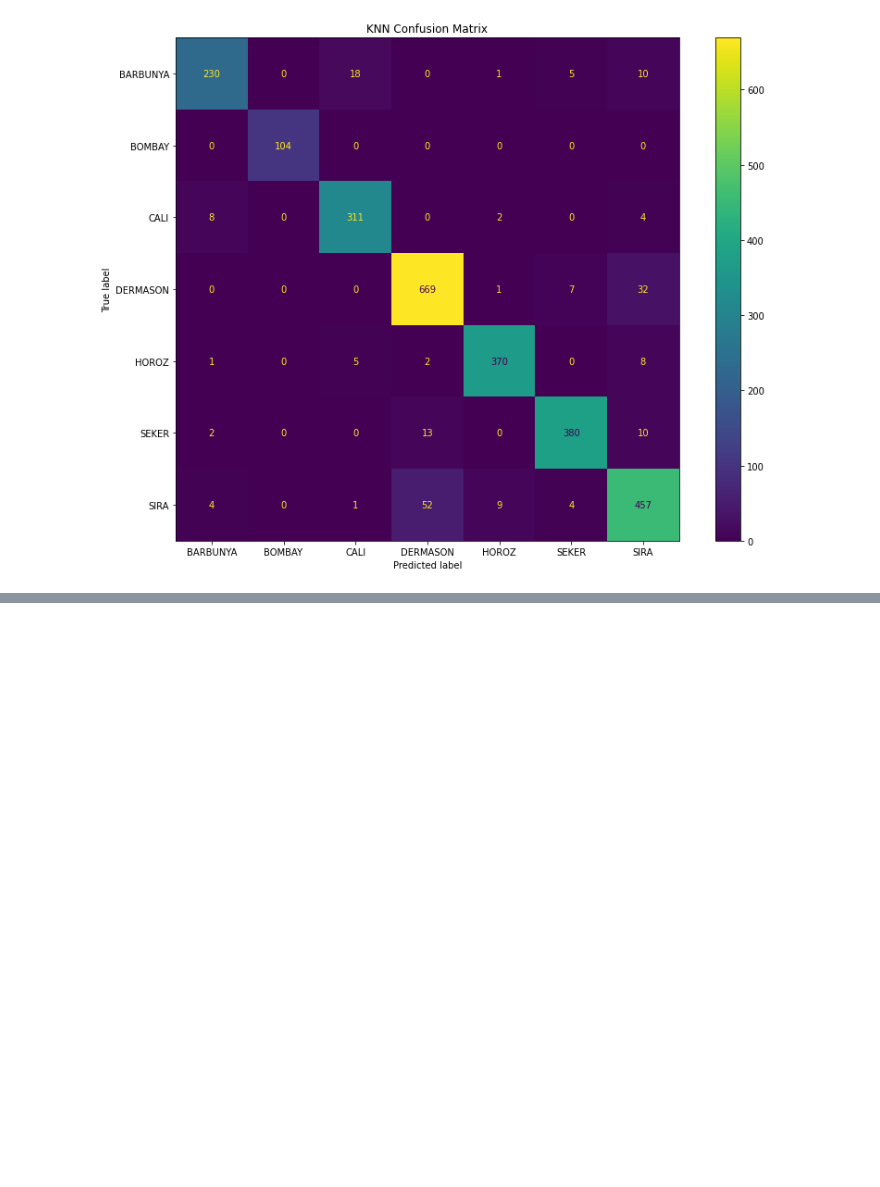
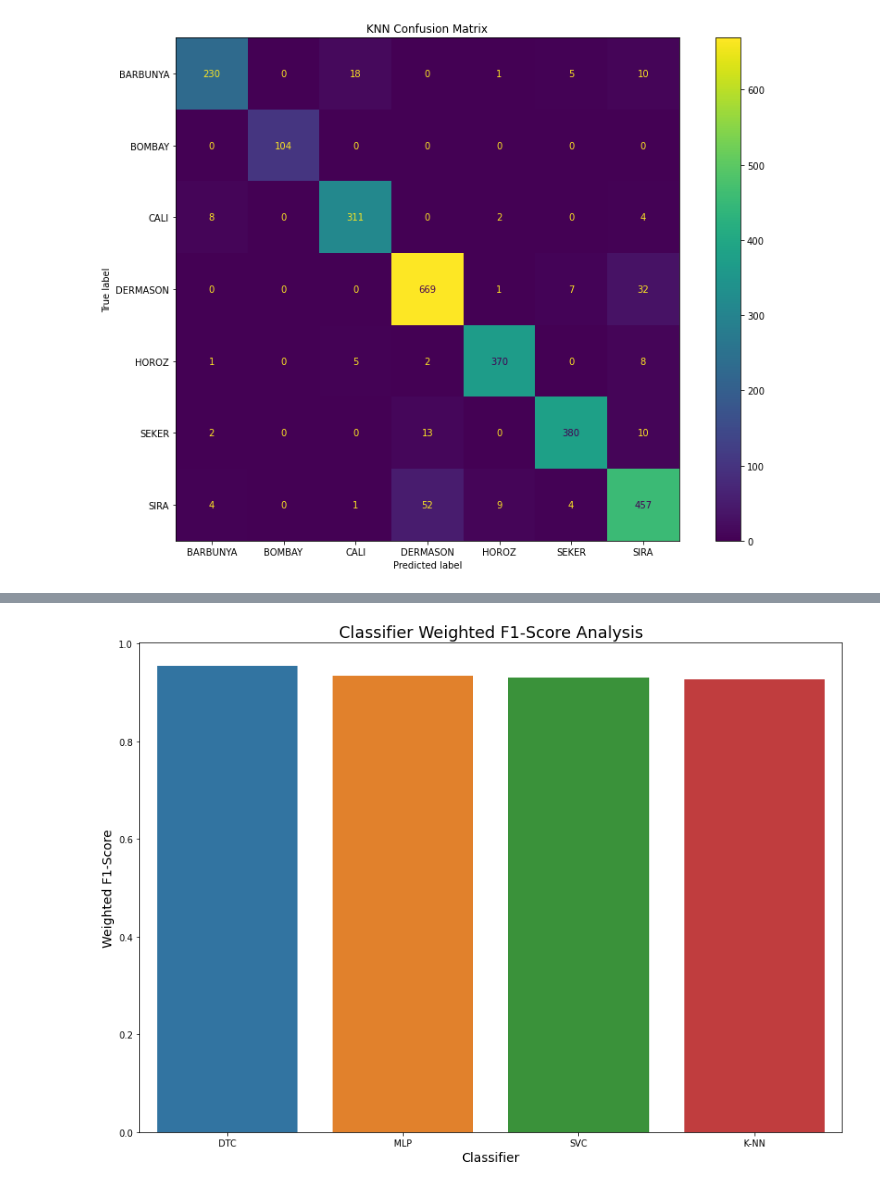
Before and after one commit to ivSaav/DryBeans, a Jupyter notebook: notebook/drybeans.ipynb, the cells around one changed output, grey strips where cells are left out. Cells and saved outputs as stored; diff of their text form; code cells hidden in the pictures; blank space fills up the shorter version.

```diff
--- a/notebook/drybeans.ipynb
+++ b/notebook/drybeans.ipynb
@@ -436,0 +485,4 @@ F1 Score:  0.9267288612579788
+# %%
+compare_overall_results([dtc_report, neural_report, svc_report, knn_report], ['DTC', 'MLP', 'SVC', 'K-NN'])
+# %% [output]
+[figure, added]
```
Also changed, not shown: parts of 6 cells of this notebook, 1 other file.
